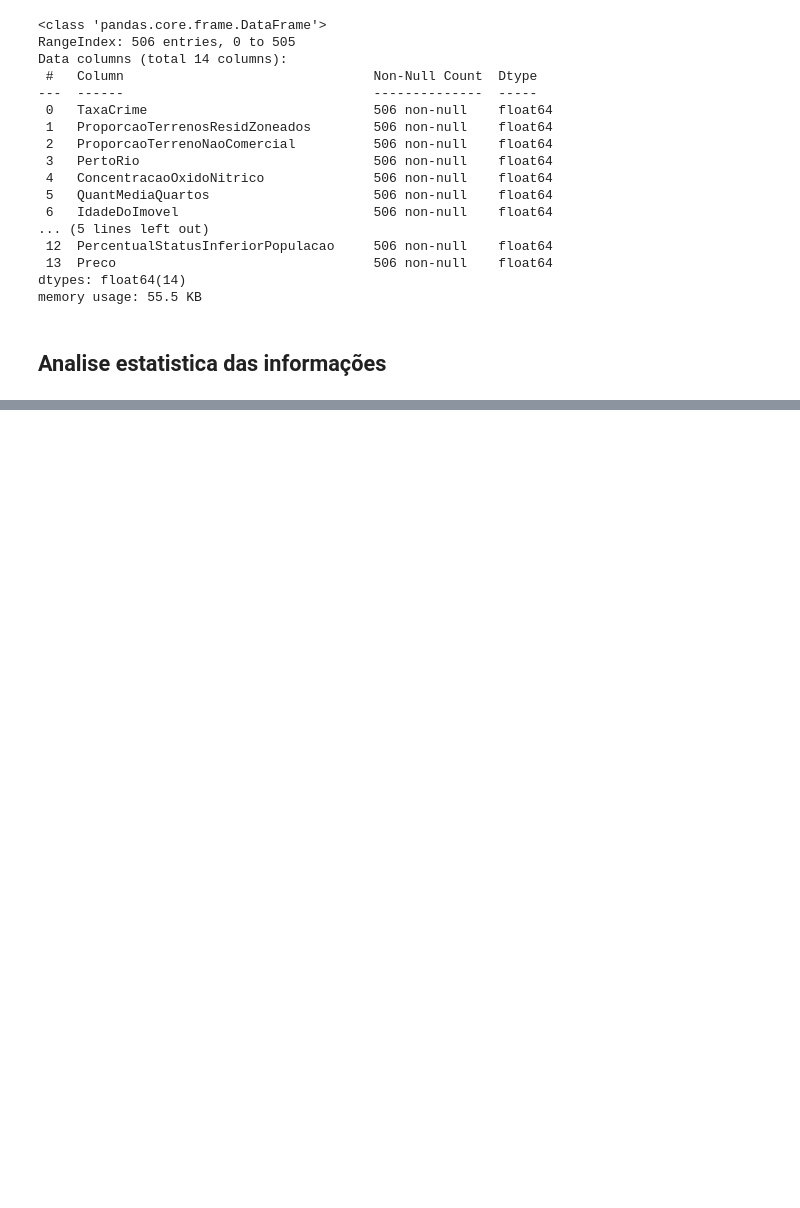
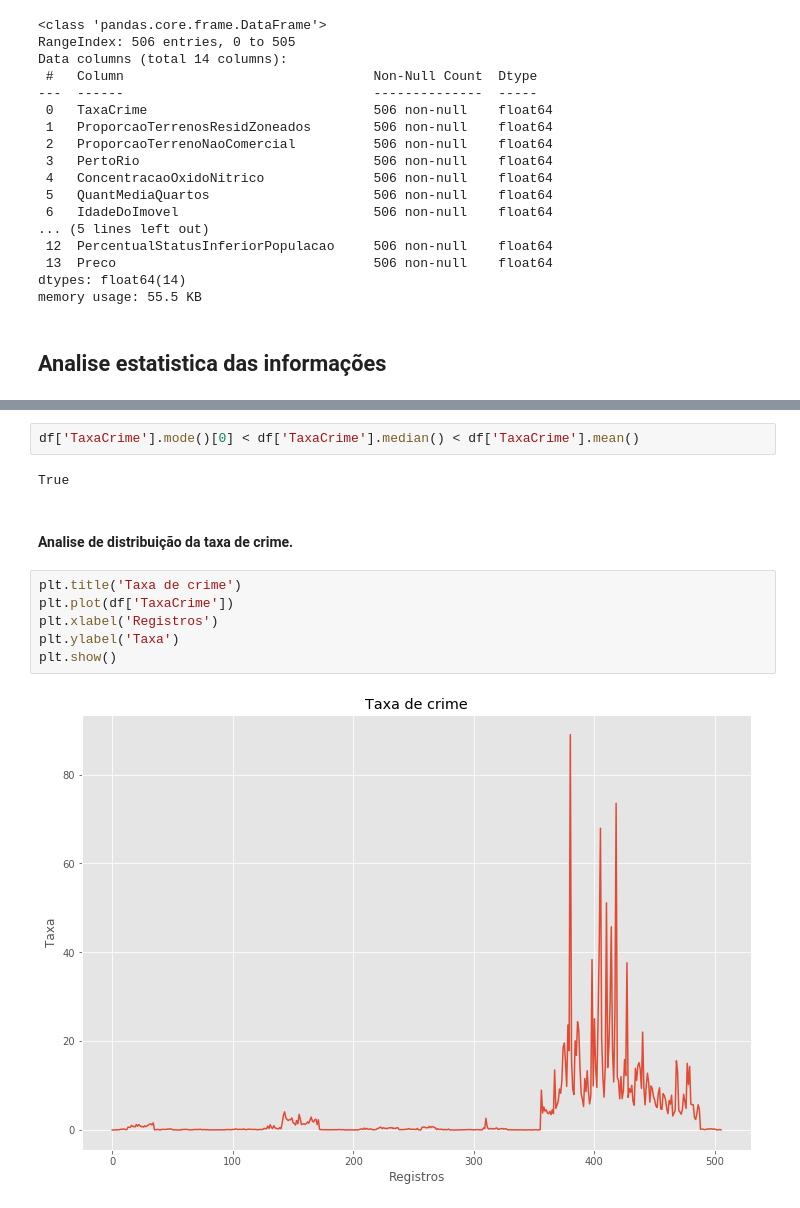
Before and after one commit to Angelicogfa/PortifolioDataScience, a Jupyter notebook: Classificação/Imoveis/Imoveis.ipynb, the cells around one changed output, grey strips where cells are left out. Drawn from its saved outputs; the diff is of its cells as text; blank space fills up the shorter version.

Commit message:
inclusao de analise da feature TaxaCrime

```diff
--- a/Classificação/Imoveis/Imoveis.ipynb
+++ b/Classificação/Imoveis/Imoveis.ipynb
@@ -239,0 +114,14 @@ plt.show()
+# %%
+df['TaxaCrime'].mode()[0] < df['TaxaCrime'].median() < df['TaxaCrime'].mean()
+# %% [output]
+True
+# %% [markdown]
+#### Analise de distribuição da taxa de crime.
+# %%
+plt.title('Taxa de crime')
+plt.plot(df['TaxaCrime'])
+plt.xlabel('Registros')
+plt.ylabel('Taxa')
+plt.show()
+# %% [output]
+[figure, added]
```
Also changed, not shown: parts of 39 cells of this notebook.
